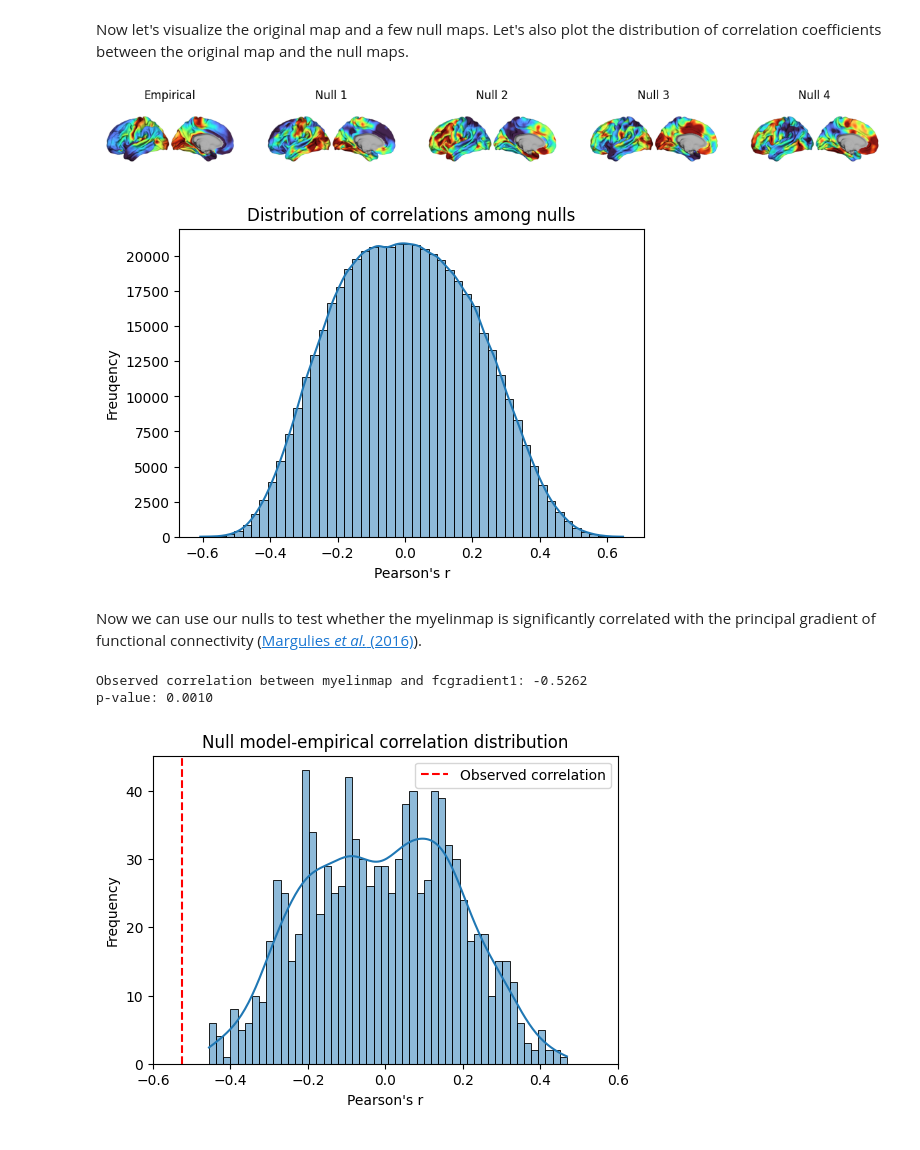
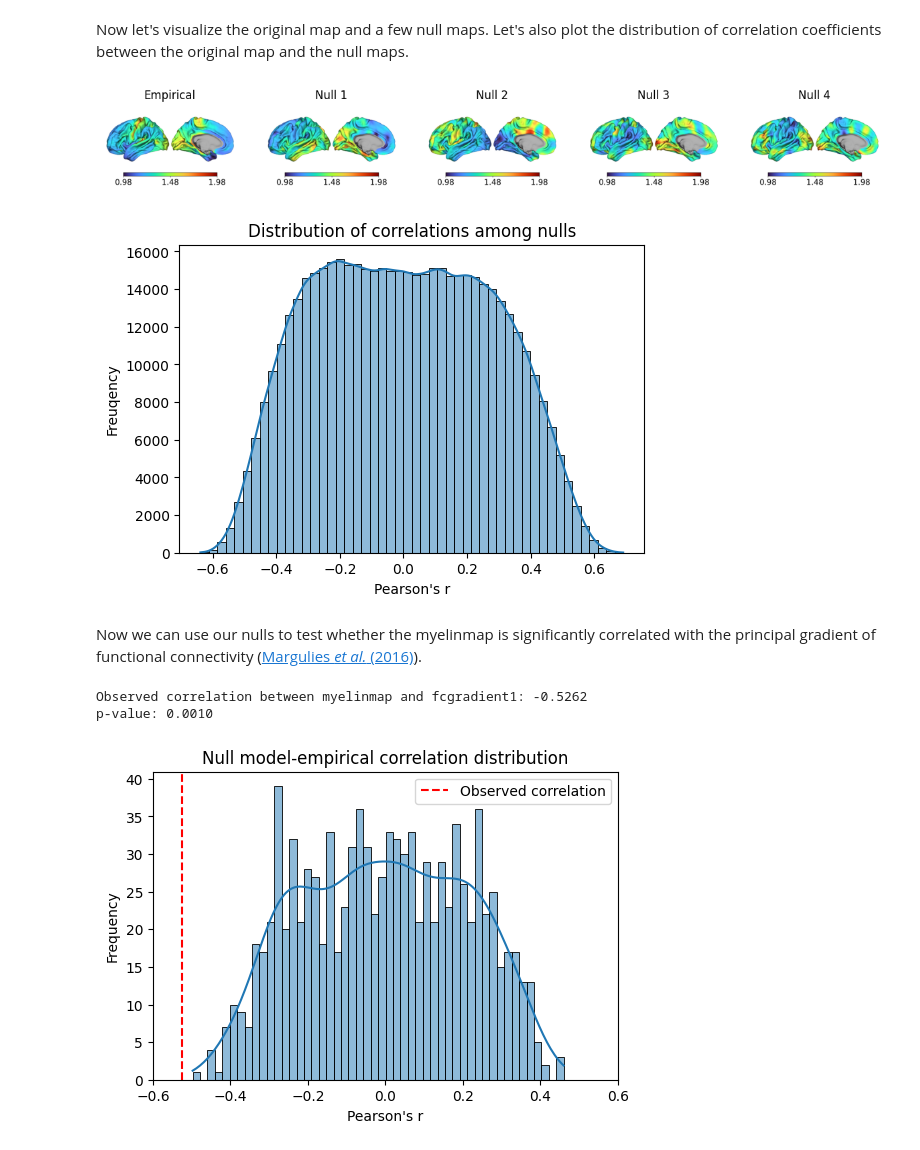
Before and after one commit to VictorBarnes/neuromodes, a Jupyter notebook: docs/tutorials/eigenstrapping.ipynb, the cells around one changed output. Saved outputs shown, nothing was run; the diff lists cells and outputs as text; code cells hidden in the pictures.

```diff
--- a/docs/tutorials/eigenstrapping.ipynb
+++ b/docs/tutorials/eigenstrapping.ipynb
@@ -24,7 +24,7 @@ from nsbutils.utils import unmask
 # %%
 # Configuration
 density = '32k'
-n_modes = 625   # First 15 eigengroups
+n_modes = 225   # First 15 eigengroups
 n_nulls = 1000
 seed = 365
 # %% [markdown]
@@ -38,7 +38,7 @@ solver = EigenSolver(mesh, mask=medmask).solve(n_modes)
 We can then call the `generate_nulls` class method to generate a null distribution. This may take a few minutes depending on the number of CPU cores available.
 # %%
 # Calculate nulls
-nulls = solver.generate_nulls(
+nulls = solver.eigenstrap(
     data=myelinmap,
     n_nulls=n_nulls,
     seed=seed,
@@ -52,35 +61,36 @@ Now let's visualize the original map and a few null maps. Let's also plot the di
 # %%
 # Plot nulls
 lh_surfpath = files('neuromodes.data') / f'sp-human_tpl-fsLR_den-{density}_hemi-L_midthickness.surf.gii'
 
 with as_file(lh_surfpath) as lh_surfpath:
     fig1, axs = plt.subplots(1, 5, figsize=(15, 6))
     axs = axs.ravel()
     for i, ax_i in enumerate(axs):
         if i == 0:
             data = unmask(myelinmap, medmask)
             title = "Empirical"
         else:
             data = unmask(nulls[:, i-1], medmask)
             title = f"Null {i}"
 
         color_range = (np.nanpercentile(data, 5), np.nanpercentile(data, 95))
-        plot_surf(lh_surfpath, data, cmap='turbo', color_range=color_range, ax=axs[i])
+
+        plot_surf(lh_surfpath, data, cmap='turbo', color_range=None, ax=axs[i], cbar=True)
         axs[i].set_title(title)
 
 # Plot null correlation distribution
 inter_null_corrs = np.corrcoef(nulls.T)
 triu_inds = np.triu_indices_from(inter_null_corrs, k=1)
 fig2, ax2 = plt.subplots(figsize=(6, 4))
 sns.histplot(inter_null_corrs[triu_inds], bins=50, kde=True, ax=ax2)
 ax2.set_title("Distribution of correlations among nulls")
 ax2.set_xlabel("Pearson's r")
 ax2.set_ylabel("Freuqency")
 
 plt.show()
 # %% [output]
-[figure, old version]
+[figure, new version]
-[figure, old version]
+[figure, new version]
 # %% [markdown]
 Now we can use our nulls to test whether the myelinmap is significantly correlated with the principal gradient of functional connectivity ([Margulies *et al.* (2016)](https://doi.org/10.1073/pnas.1608282113)).
 # %%
@@ -109,4 +119,4 @@ plt.show()
 # %% [output]
 Observed correlation between myelinmap and fcgradient1: -0.5262
 p-value: 0.0010
-[figure, old version]
+[figure, new version]
```
Also changed, not shown: parts of 1 cell of this notebook, 7 other files.
